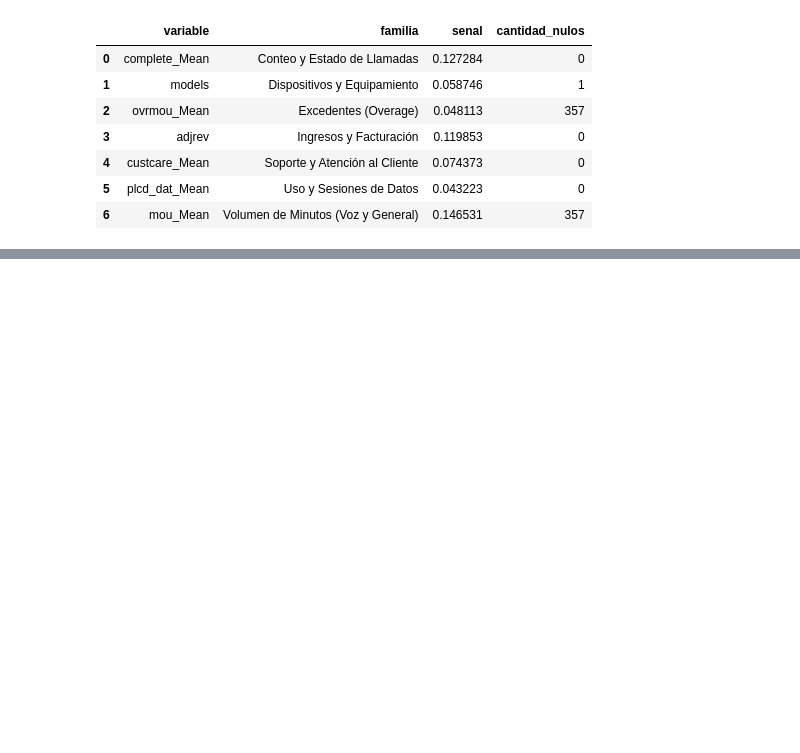
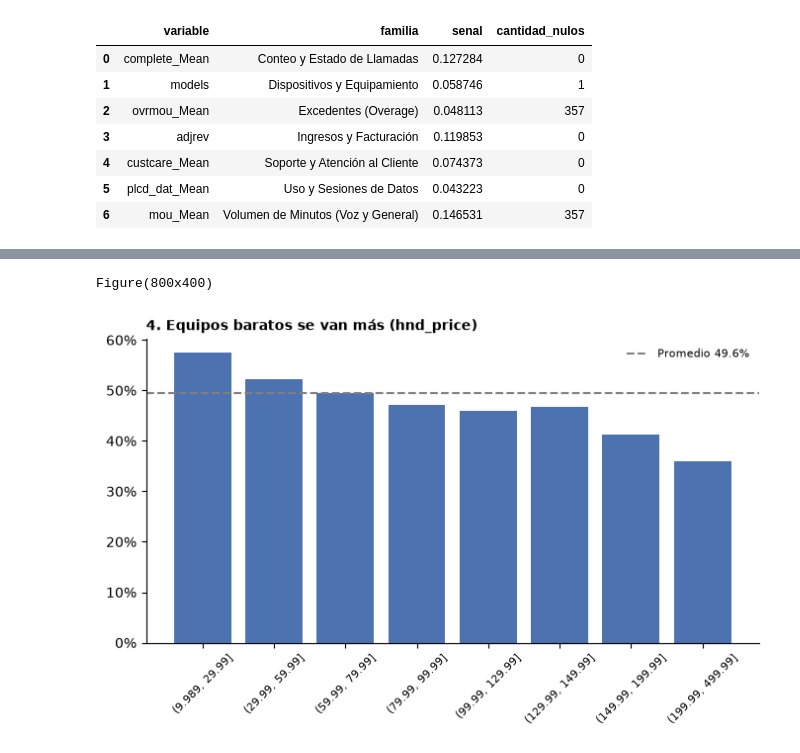
Before and after one commit to DpalaciosR20/churn-sdg, a Jupyter notebook: notebooks/02_eda.ipynb, the cells around one changed output, grey strips where cells are left out. Cells and saved outputs as stored; diff of their text form; code cells hidden in the pictures; blank space fills up the shorter version.

```diff
--- a/notebooks/02_eda.ipynb
+++ b/notebooks/02_eda.ipynb
@@ -319,0 +413,7 @@ display(variables_a_conservar)
+# %%
+# 4. Hallazgo: Precio del equipo
+tabla_precio = tasa_por_decil(df, 'hnd_price', dropna=True)
+print(graficar_tasa(tabla_precio, "4. Equipos baratos se van más (hnd_price)", promedio_global))
+# %% [output]
+Figure(800x400)
+[figure, added]
```
Also changed, not shown: parts of 19 cells of this notebook, 1 other file.
